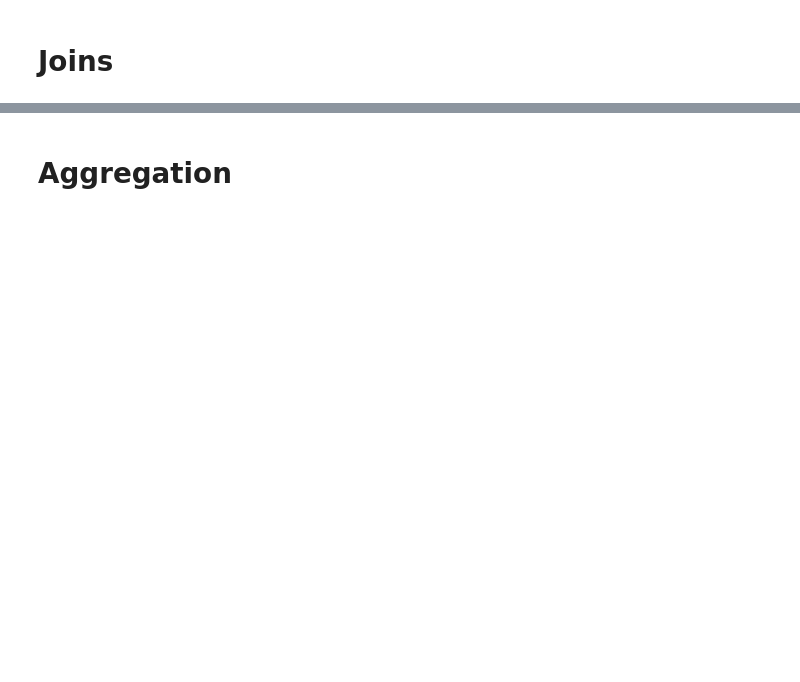
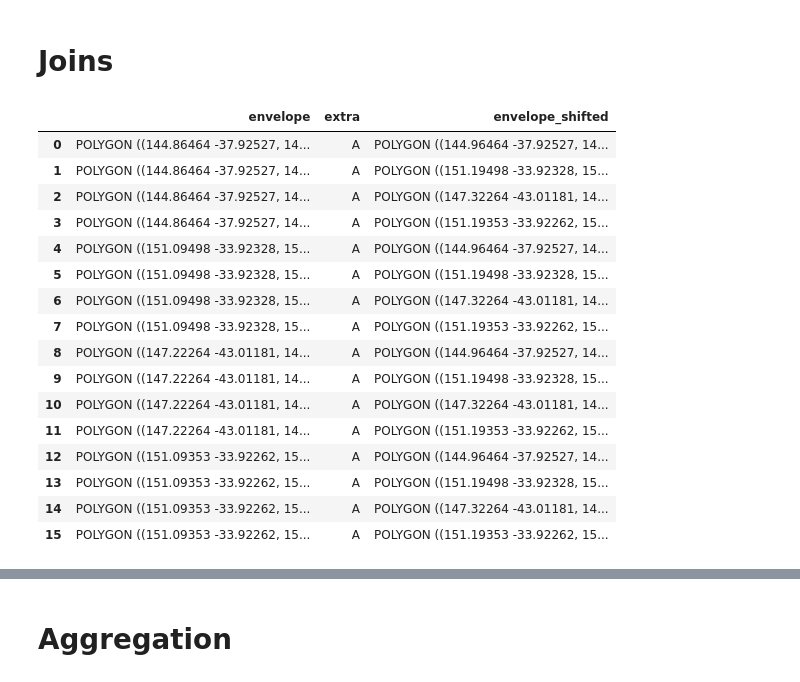
Before and after one commit to Ryan-Ashton/Exploratory_Data_Analysis, a Jupyter notebook: Geo_Pandas_Cheat_Sheet.ipynb, the cells around one changed output, grey strips where cells are left out. Saved outputs shown, nothing was run; the diff lists cells and outputs as text; code cells hidden in the pictures; blank space fills up the shorter version.

```diff
--- a/Geo_Pandas_Cheat_Sheet.ipynb
+++ b/Geo_Pandas_Cheat_Sheet.ipynb
@@ -505,7 +542,7 @@ df_new[["latitude", "longitude", "convex_hull"]].explore()
 
 df_new["envelope"] = df_new.apply(lambda row: row["buffer"].envelope, axis=1)
 
-df_new = df_new.set_geometry('envelope')
+df_new = df_new.set_geometry('envelope', crs="EPSG:7844")
 
 
 
@@ -519,3 +562,10 @@ df_new[["latitude", "longitude", "envelope"]].explore()
 ## On a Series
 # %%
 # Scale - Increase the size of a line/polygon across the x,y,z axis
+
+df_new["envelope_scaled"] = df_new["envelope"].scale(xfact=2.0, yfact=2.0, zfact=1.0, origin='center')
+
+df_new = df_new.set_geometry('envelope_scaled', crs="EPSG:7844")
+
+
+df_new[["latitude", "longitude", "envelope_scaled"]].explore()
@@ -522,2 +574,9 @@ df_new[["latitude", "longitude", "envelope"]].explore()
 # %%
 # Translate - Shift (Offset) the coordinates of the polygon by latitude/longitude measurements
+
+df_new["envelope_shifted"] = df_new["envelope"].translate(xoff=0.1, yoff=0.0, zoff=0.0)
+
+df_new = df_new.set_geometry('envelope_shifted', crs="EPSG:7844")
+
+
+df_new[["latitude", "longitude", "envelope_shifted"]].explore()
@@ -537,0 +624,9 @@ df_new[["latitude", "longitude", "envelope"]].explore()
+# %%
+# Difference - Return 1 of 2 Polygons minus any sharing
+
+poly_1 = df_new[["envelope", "extra"]].set_geometry('envelope', crs="EPSG:7844")
+poly_2 = df_new[["envelope_shifted", "extra"]].set_geometry('envelope_shifted', crs="EPSG:7844")
+
+poly_3 = poly_1.overlay(poly_2, how='difference')
+
+poly_3.explore()
@@ -539,5 +636,26 @@ df_new[["latitude", "longitude", "envelope"]].explore()
 # Joins
 # %%
 # Attribute Joins - Same as normal pandas merge join (bring more no spatial fields into a GeoDataFrame)
+
+attr_join = poly_1.merge(poly_2, on="extra")
+attr_join
+# %% [output]
+|  | envelope | extra | envelope_shifted |
+| 0 | POLYGON ((144.86464 -37.92527, 14... | A | POLYGON ((144.96464 -37.92527, 14... |
+| 1 | POLYGON ((144.86464 -37.92527, 14... | A | POLYGON ((151.19498 -33.92328, 15... |
+| 2 | POLYGON ((144.86464 -37.92527, 14... | A | POLYGON ((147.32264 -43.01181, 14... |
+| 3 | POLYGON ((144.86464 -37.92527, 14... | A | POLYGON ((151.19353 -33.92262, 15... |
+| 4 | POLYGON ((151.09498 -33.92328, 15... | A | POLYGON ((144.96464 -37.92527, 14... |
+| 5 | POLYGON ((151.09498 -33.92328, 15... | A | POLYGON ((151.19498 -33.92328, 15... |
+| 6 | POLYGON ((151.09498 -33.92328, 15... | A | POLYGON ((147.32264 -43.01181, 14... |
+| 7 | POLYGON ((151.09498 -33.92328, 15... | A | POLYGON ((151.19353 -33.92262, 15... |
+| 8 | POLYGON ((147.22264 -43.01181, 14... | A | POLYGON ((144.96464 -37.92527, 14... |
+| 9 | POLYGON ((147.22264 -43.01181, 14... | A | POLYGON ((151.19498 -33.92328, 15... |
+| 10 | POLYGON ((147.22264 -43.01181, 14... | A | POLYGON ((147.32264 -43.01181, 14... |
+| 11 | POLYGON ((147.22264 -43.01181, 14... | A | POLYGON ((151.19353 -33.92262, 15... |
+| 12 | POLYGON ((151.09353 -33.92262, 15... | A | POLYGON ((144.96464 -37.92527, 14... |
+| 13 | POLYGON ((151.09353 -33.92262, 15... | A | POLYGON ((151.19498 -33.92328, 15... |
+| 14 | POLYGON ((151.09353 -33.92262, 15... | A | POLYGON ((147.32264 -43.01181, 14... |
+| 15 | POLYGON ((151.09353 -33.92262, 15... | A | POLYGON ((151.19353 -33.92262, 15... |
 # %%
 # Spatial Join - Determine if a point/line falls withiin a polygon using a join
```
Also changed, not shown: parts of 37 cells of this notebook.
